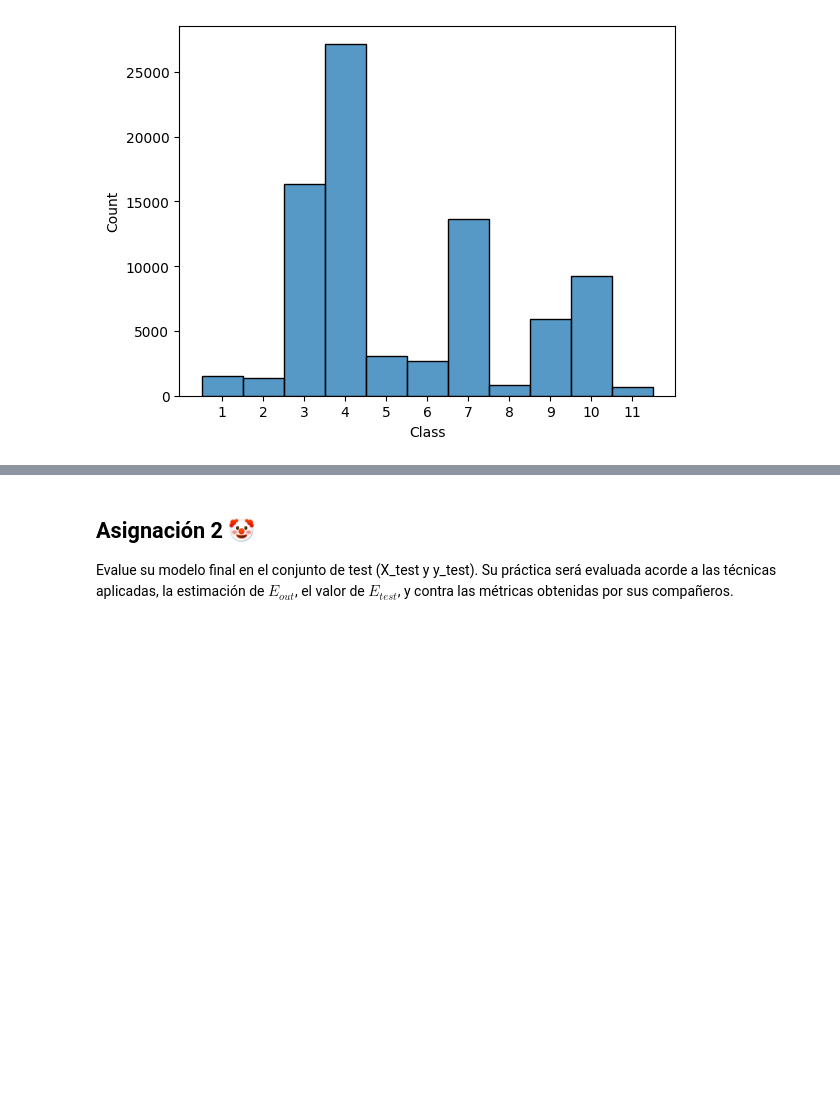
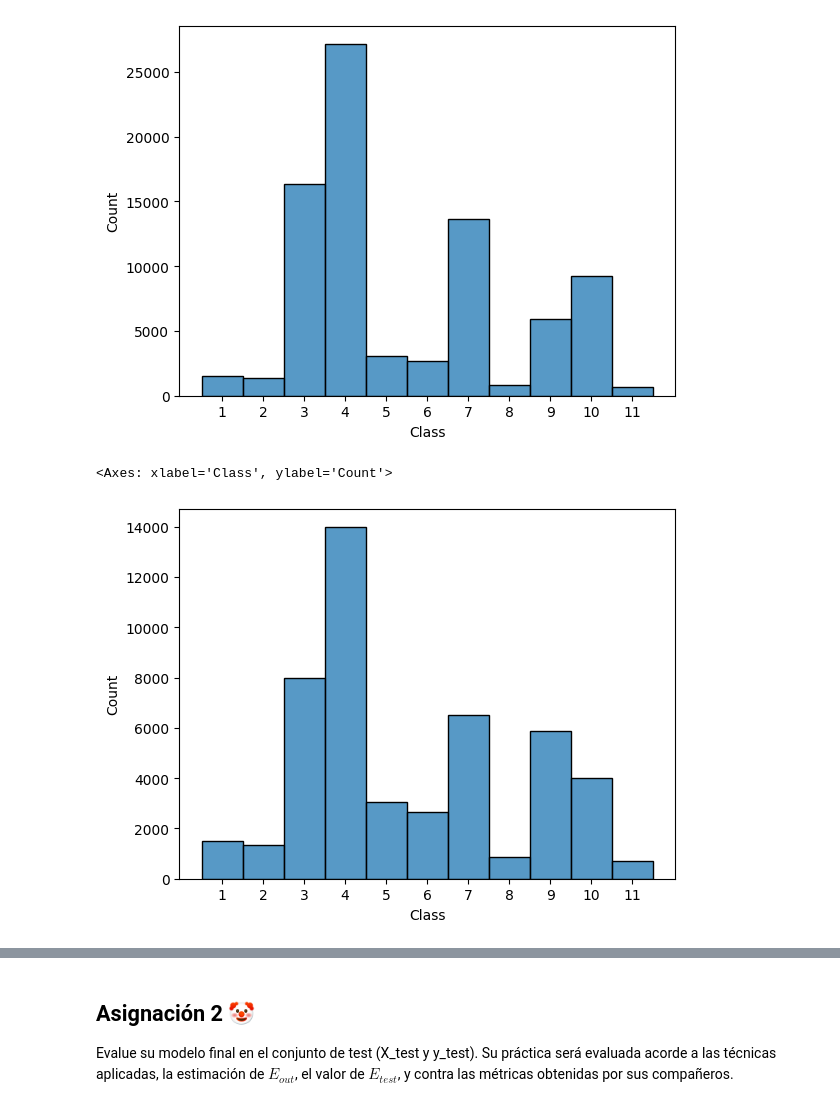
Before and after one commit to V-ivan11/Modelado, a Jupyter notebook: Practicas/4 - Overfitting.ipynb, the cells around one changed output, grey strips where cells are left out. Saved outputs shown, nothing was run; the diff lists cells and outputs as text; code cells hidden in the pictures; blank space fills up the shorter version.

```diff
--- a/Practicas/4 - Overfitting.ipynb
+++ b/Practicas/4 - Overfitting.ipynb
@@ -129 +139,6 @@ sns.histplot(x = y_train)
+# %%
+sns.histplot(x = y_train)
+# %% [output]
+<Axes: xlabel='Class', ylabel='Count'>
+[figure, added]
 # %%
```
Also changed, not shown: parts of 26 cells of this notebook.
